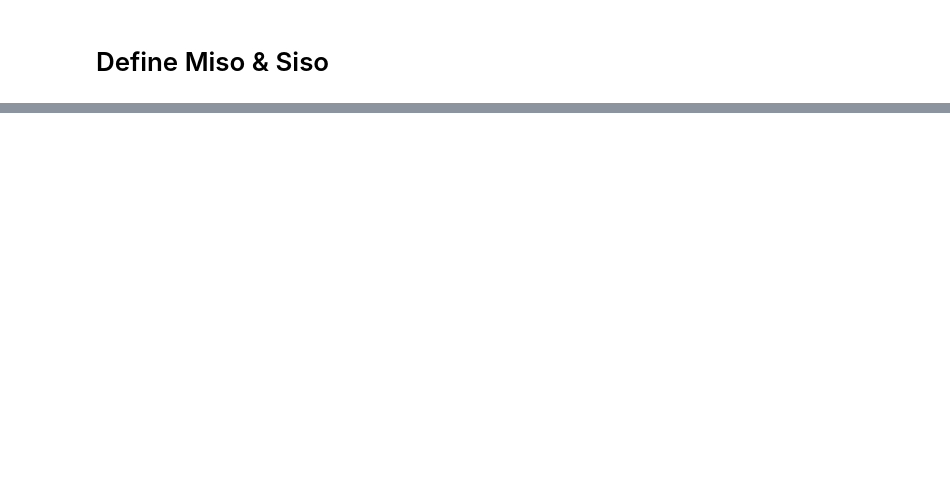
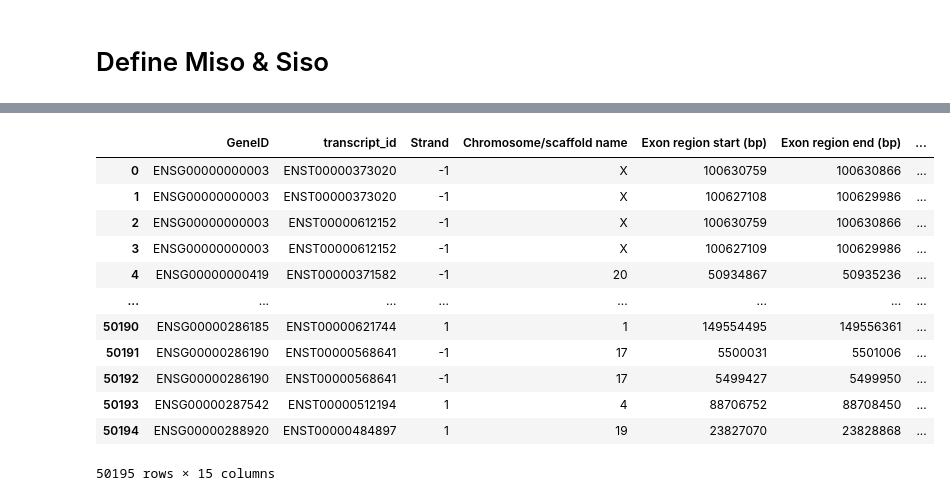
Before and after one commit to weber8thomas/MISOG_SISOG, a Jupyter notebook: src/misog_sisog_analysis.ipynb, the cells around one changed output, grey strips where cells are left out. Cells and saved outputs as stored; diff of their text form; code cells hidden in the pictures; blank space fills up the shorter version.

```diff
--- a/src/misog_sisog_analysis.ipynb
+++ b/src/misog_sisog_analysis.ipynb
@@ -1685,0 +391,60 @@ concat_freq
+# %%
+def retrieve_5_utr(df):
+    if df.Strand.values[0] == 1:
+        df = df.sort_values(by=['Exon region start (bp)', 'Exon region end (bp)'])
+
+    elif df.Strand.values[0] == -1:
+        df = df.sort_values(by=['Exon region start (bp)', 'Exon region end (bp)'], ascending=False)
+
+    df_5_utr = df.dropna(subset=["5' UTR start", "5' UTR end"])
+    df_5_utr['5_UTR_nb'] = list(range(1,df_5_utr.shape[0]+1))
+    df_5_utr['5_UTR_length'] = df_5_utr["5' UTR end"] - df_5_utr["5' UTR start"]
+    return df_5_utr
+
+def retrieve_3_utr(df):
+    if df.Strand.values[0] == 1:
+        df = df.sort_values(by=['Exon region start (bp)', 'Exon region end (bp)'])
+
+    elif df.Strand.values[0] == -1:
+        df = df.sort_values(by=['Exon region start (bp)', 'Exon region end (bp)'], ascending=False)
+
+    df_3_utr = df.dropna(subset=["3' UTR start", "3' UTR end"])
+    df_3_utr['3_UTR_nb'] = list(range(1,df_3_utr.shape[0]+1))
+    df_3_utr['3_UTR_length'] = df_3_utr["3' UTR end"] - df_3_utr["3' UTR start"]
+
+    return df_3_utr
+
+exon_tmp_dev = exon_miso_siso_to_keep[['GeneID', 'transcript_id', 'Strand', 'Chromosome/scaffold name', 'Exon region start (bp)', 'Exon region end (bp)', "5' UTR start", "5' UTR end", "3' UTR start", "3' UTR end", 'CDS start', 'CDS end', 'Miso_siso']]
+exon_tmp_dev = exon_tmp_dev.sort_values(by=['Chromosome/scaffold name', 'Exon region start (bp)', 'Exon region end (bp)', 'GeneID', 'transcript_id'])
+
+# exon_tmp_dev = exon_tmp_dev.loc[exon_tmp_dev['GeneID'].isin(exon_tmp_dev['GeneID'].unique().tolist()[:100])]
+
+df_5_utr = exon_tmp_dev.groupby(['Miso_siso', 'GeneID', 'transcript_id']).progress_apply(retrieve_5_utr).reset_index(drop=True)
+df_3_utr = exon_tmp_dev.groupby(['Miso_siso', 'GeneID', 'transcript_id']).progress_apply(retrieve_3_utr).reset_index(drop=True)
+
+
+df_5_utr['Chromosome/scaffold name'] = df_5_utr['Chromosome/scaffold name'].astype(str)
+df_3_utr['Chromosome/scaffold name'] = df_3_utr['Chromosome/scaffold name'].astype(str)
+
+
+df_5_utr.to_sql('5_UTR', engine, if_exists='replace')
+df_5_utr.to_parquet('/gstock/GeneIso/V2/5_UTR.parquet')
+
+df_3_utr.to_sql('3_UTR', engine, if_exists='replace')
+df_3_utr.to_parquet('/gstock/GeneIso/V2/3_UTR.parquet')
+
+df_3_utr
+# %% [output]
+|  | GeneID | transcript_id | Strand | Chromosome/scaffold name | Exon region start (bp) | Exon region end (bp) | ... |
+| 0 | ENSG00000000003 | ENST00000373020 | -1 | X | 100630759 | 100630866 | ... |
+| 1 | ENSG00000000003 | ENST00000373020 | -1 | X | 100627108 | 100629986 | ... |
+| 2 | ENSG00000000003 | ENST00000612152 | -1 | X | 100630759 | 100630866 | ... |
+| 3 | ENSG00000000003 | ENST00000612152 | -1 | X | 100627109 | 100629986 | ... |
+| 4 | ENSG00000000419 | ENST00000371582 | -1 | 20 | 50934867 | 50935236 | ... |
+| ... | ... | ... | ... | ... | ... | ... | ... |
+| 50190 | ENSG00000286185 | ENST00000621744 | 1 | 1 | 149554495 | 149556361 | ... |
+| 50191 | ENSG00000286190 | ENST00000568641 | -1 | 17 | 5500031 | 5501006 | ... |
+| 50192 | ENSG00000286190 | ENST00000568641 | -1 | 17 | 5499427 | 5499950 | ... |
+| 50193 | ENSG00000287542 | ENST00000512194 | 1 | 4 | 88706752 | 88708450 | ... |
+| 50194 | ENSG00000288920 | ENST00000484897 | 1 | 19 | 23827070 | 23828868 | ... |
+50195 rows × 15 columns
```
Also changed, not shown: parts of 80 cells of this notebook, 7 other files.
